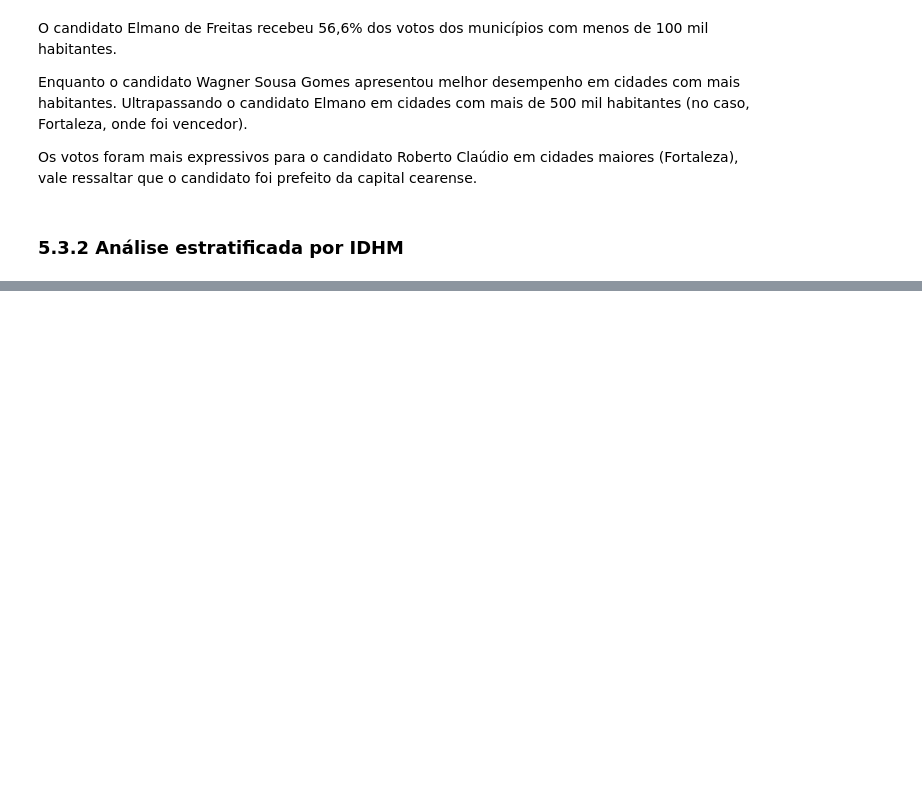
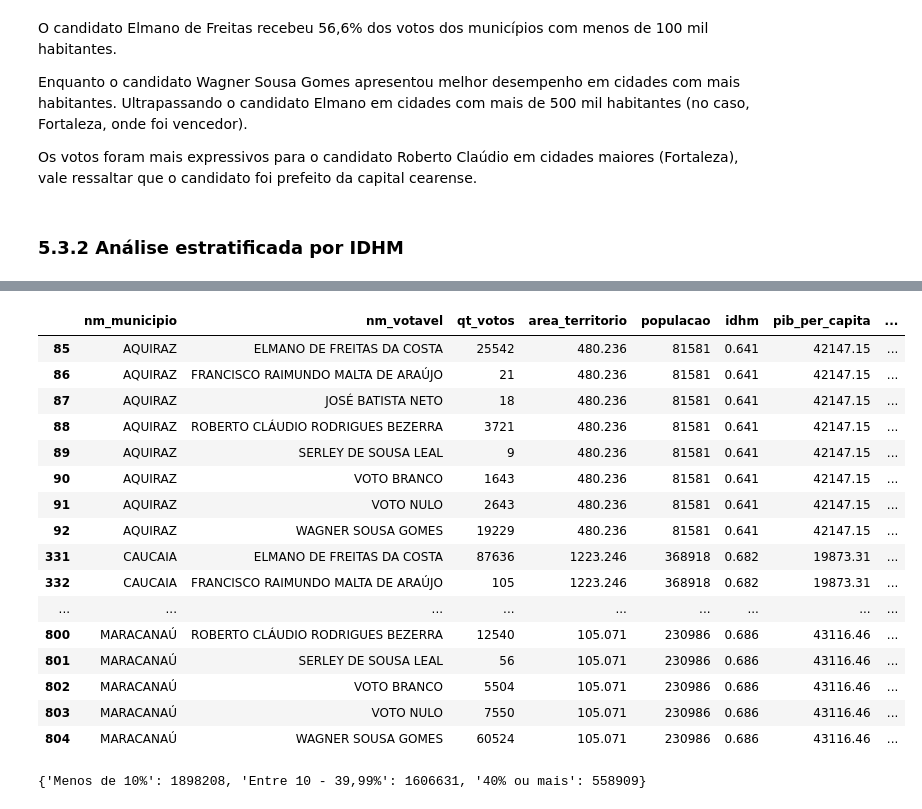
Before and after one commit to DamodaraBarbosa/clustering_municipios_eleicoes_2022_ceara, a Jupyter notebook: 05_data_analysis_eleicoes_ceara_2022.ipynb, the cells around one changed output, grey strips where cells are left out. Saved outputs shown, nothing was run; the diff lists cells and outputs as text; code cells hidden in the pictures; blank space fills up the shorter version.

```diff
--- a/05_data_analysis_eleicoes_ceara_2022.ipynb
+++ b/05_data_analysis_eleicoes_ceara_2022.ipynb
@@ -1041,0 +1147,25 @@ Os votos foram mais expressivos para o candidato Roberto Claúdio em cidades mai
+# %%
+votos_por_municipio.loc[votos_por_municipio['area_urbanizada_intervalos'] == '40% ou mais']
+# %% [output]
+|  | nm_municipio | nm_votavel | qt_votos | area_territorio | populacao | idhm | pib_per_capita | ... |
+| 85 | AQUIRAZ | ELMANO DE FREITAS DA COSTA | 25542 | 480.236 | 81581 | 0.641 | 42147.15 | ... |
+| 86 | AQUIRAZ | FRANCISCO RAIMUNDO MALTA DE ARAÚJO | 21 | 480.236 | 81581 | 0.641 | 42147.15 | ... |
+| 87 | AQUIRAZ | JOSÉ BATISTA NETO | 18 | 480.236 | 81581 | 0.641 | 42147.15 | ... |
+| 88 | AQUIRAZ | ROBERTO CLÁUDIO RODRIGUES BEZERRA | 3721 | 480.236 | 81581 | 0.641 | 42147.15 | ... |
+| 89 | AQUIRAZ | SERLEY DE SOUSA LEAL | 9 | 480.236 | 81581 | 0.641 | 42147.15 | ... |
+| 90 | AQUIRAZ | VOTO BRANCO | 1643 | 480.236 | 81581 | 0.641 | 42147.15 | ... |
+| 91 | AQUIRAZ | VOTO NULO | 2643 | 480.236 | 81581 | 0.641 | 42147.15 | ... |
+| 92 | AQUIRAZ | WAGNER SOUSA GOMES | 19229 | 480.236 | 81581 | 0.641 | 42147.15 | ... |
+| 331 | CAUCAIA | ELMANO DE FREITAS DA COSTA | 87636 | 1223.246 | 368918 | 0.682 | 19873.31 | ... |
+| 332 | CAUCAIA | FRANCISCO RAIMUNDO MALTA DE ARAÚJO | 105 | 1223.246 | 368918 | 0.682 | 19873.31 | ... |
+| ... | ... | ... | ... | ... | ... | ... | ... | ... |
+| 800 | MARACANAÚ | ROBERTO CLÁUDIO RODRIGUES BEZERRA | 12540 | 105.071 | 230986 | 0.686 | 43116.46 | ... |
+| 801 | MARACANAÚ | SERLEY DE SOUSA LEAL | 56 | 105.071 | 230986 | 0.686 | 43116.46 | ... |
+| 802 | MARACANAÚ | VOTO BRANCO | 5504 | 105.071 | 230986 | 0.686 | 43116.46 | ... |
+| 803 | MARACANAÚ | VOTO NULO | 7550 | 105.071 | 230986 | 0.686 | 43116.46 | ... |
+| 804 | MARACANAÚ | WAGNER SOUSA GOMES | 60524 | 105.071 | 230986 | 0.686 | 43116.46 | ... |
+# %%
+votos_totais_por_intervalo_urbanizada = dict_votos_totais(votos_por_municipio, 'area_urbanizada_intervalos')
+votos_totais_por_intervalo_urbanizada
+# %% [output]
+{'Menos de 10%': 1898208, 'Entre 10 - 39,99%': 1606631, '40% ou mais': 558909}
```
Also changed, not shown: parts of 40 cells of this notebook.
